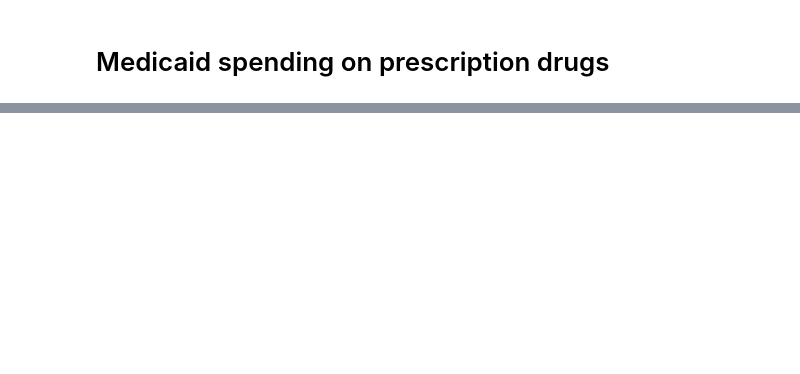
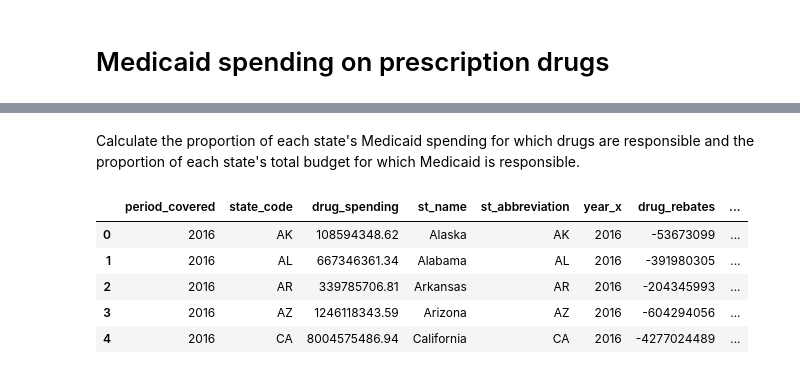
Before and after one commit to PublicI/medicaid-influence-analysis, a Jupyter notebook: drug_spending.ipynb, the cells around one changed output, grey strips where cells are left out. Cells and saved outputs as stored; diff of their text form; code cells hidden in the pictures; blank space fills up the shorter version.

```diff
--- a/drug_spending.ipynb
+++ b/drug_spending.ipynb
@@ -5,0 +324,3 @@ import numpy as np
+# %%
+medicaid = medicaid_drug_costs.merge(budgets, left_on=["st_name", "period_covered"], right_on=["state", "year"], how ="inner")
+medicaid.info()
@@ -5,0 +345,13 @@ import numpy as np
+# %% [markdown]
+Calculate the proportion of each state's Medicaid spending for which drugs are responsible and the proportion of each state's total budget for which Medicaid is responsible.
+# %%
+medicaid["drugs_as_share_of_medicaid"] = medicaid["spending_less_rebates"] / medicaid["medicaid_total"]
+medicaid["medicaid_as_share_of_all_spending"] = medicaid["medicaid_total"] / medicaid["all_spending_total"]
+medicaid.head()
+# %% [output]
+|  | period_covered | state_code | drug_spending | st_name | st_abbreviation | year_x | drug_rebates | ... |
+| 0 | 2016 | AK | 108594348.62 | Alaska | AK | 2016 | -53673099 | ... |
+| 1 | 2016 | AL | 667346361.34 | Alabama | AL | 2016 | -391980305 | ... |
+| 2 | 2016 | AR | 339785706.81 | Arkansas | AR | 2016 | -204345993 | ... |
+| 3 | 2016 | AZ | 1246118343.59 | Arizona | AZ | 2016 | -604294056 | ... |
+| 4 | 2016 | CA | 8004575486.94 | California | CA | 2016 | -4277024489 | ... |
```
Also changed, not shown: parts of 57 cells of this notebook.
